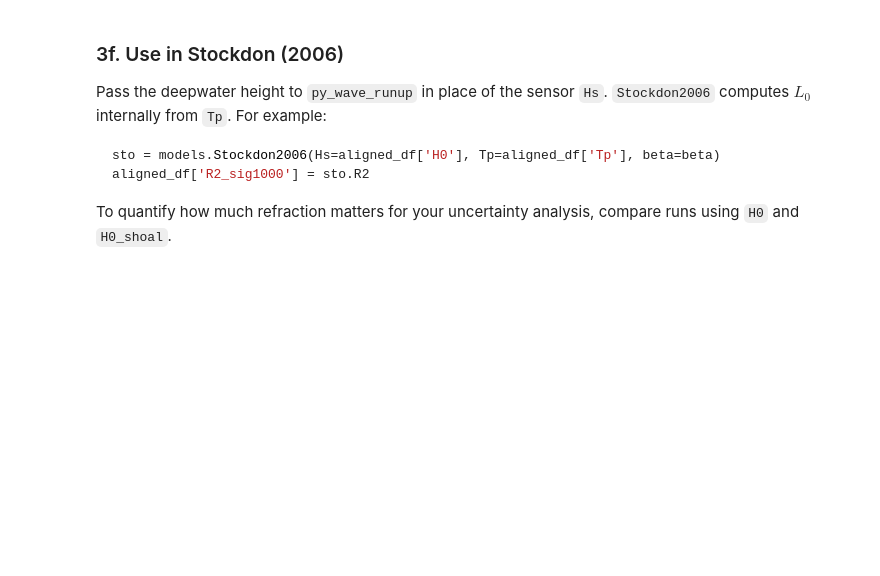
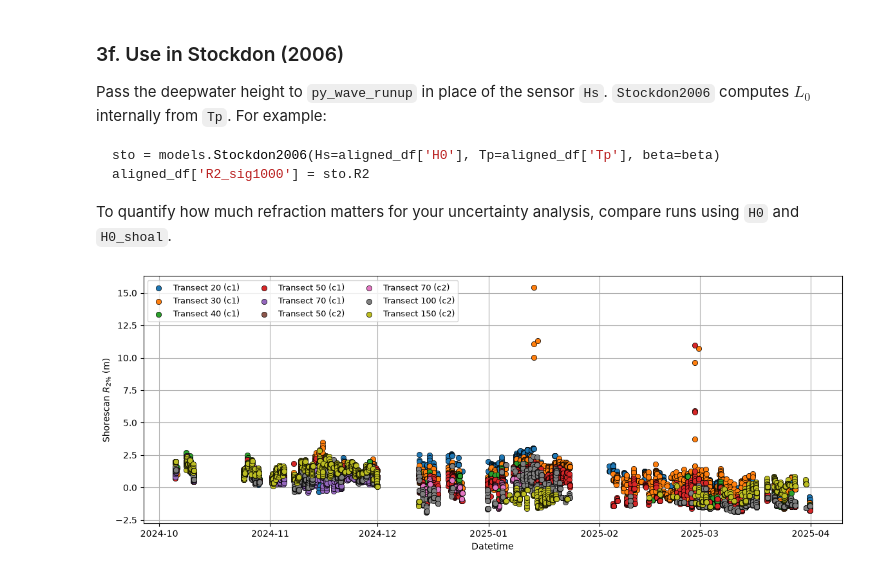
Before and after one commit to cvolpano/PUVprocessing_usgs, a Jupyter notebook: Scripts/TWL_SS_Stockdon2006_runup.ipynb, the cells around one changed output. Saved outputs shown, nothing was run; the diff lists cells and outputs as text; code cells hidden in the pictures; blank space fills up the shorter version.

```diff
--- a/Scripts/TWL_SS_Stockdon2006_runup.ipynb
+++ b/Scripts/TWL_SS_Stockdon2006_runup.ipynb
@@ -98,13 +145,3 @@ plt.show()
-# %%
-
-
-datelim = pd.to_datetime(['10-01-2024','11-30-2024'])
-datelim = datelim.tz_localize(
-    "US/Eastern",
-    ambiguous="NaT",
-    nonexistent="shift_forward"
-)
-aligned_df = aligned_df.loc[datelim[0]:datelim[1]]
 # %% [markdown]
 # 3. Reverse-shoal and un-refract Sig1000 waves to deepwater
 
@@ -318,37 +376,22 @@ aligned_df['R2_sig1000'] = sto.R2
 To quantify how much refraction matters for your uncertainty analysis, compare
 runs using `H0` and `H0_shoal`.
 # %%
-fig,ax = plt.subplots(figsize=[14,5])
-plt.grid(True,zorder=0)
-plt.scatter(aligned_df.index,aligned_df['ss_zrunup_mean'],edgecolor='k',linewidths=.5,zorder=5)
-plt.xlabel('Datetime')
-plt.ylabel('Shorescan Mean Vertical Runup \n (Burst Averaged)')
+def get_var(df, var):
+    """Return `var` from every (transect, camera) that has it; empty frame if none."""
+    if var not in df.columns.get_level_values("variable"):
+        return pd.DataFrame(index=df.index)        # nothing to plot, no crash
+    return df.xs(var, axis=1, level="variable")    # cols: (transect, camera)
 
-model_sto06 = models.Stockdon2006(Hs=aligned_df['Hs'], Tp=aligned_df['Tp'], beta=aligned_df['beta06'])
 
-model_sto06.R2     # 2.54
-model_sto06.setup  # 0.96
-model_sto06.sinc   # 2.06
-model_sto06.sig    # 1.65
+r2 = get_var(aligned_df, "ss_R2")
 
-fig, ax = plt.subplots(figsize=[10,4])
-plt.grid(True,zorder=0)
-
-plt.scatter(aligned_df.index,aligned_df['cc_ru_2pct'],edgecolor='k',linewidth=0.5,marker = '^',zorder=2,alpha=0.6,c='skyblue',label='TWL Forecast')
-plt.scatter(aligned_df.index,aligned_df['ss_ru_2pct'],marker = '.',zorder=3,alpha=0.6,c='k',label='Shorescan')
-plt.scatter(aligned_df.index,model_sto06.R2,edgecolor='k',linewidths=.5,zorder=0,alpha=0.6,c='gold',label='PUV Sensor (Stockdon 2006)')
-plt.legend(
-    loc="upper right",       # Position of legend
-    fontsize=10,            # Font size   # Legend title
-    shadow=True,            # Shadow effect
-    fancybox=True           # Rounded box
-)
-plt.xlabel('Date')
-plt.ylabel('2% Exceedence Runup (m)')
-
-fig,ax = plt.subplots(figsize=[8,8])
-plt.grid(True,zorder=0)
-plt.scatter(aligned_df['ss_zrunup_mean'],model_sto06.R2,edgecolor='k',linewidths=.5,zorder=5)
-plt.xlabel('Shorescan 2% Runup')
-plt.ylabel('Stockdon 2006 PUV Sensor Runup')
+fig, ax = plt.subplots(figsize=(14, 5))
+ax.grid(True, zorder=0)
+for (t, cam), s in r2.items():
+    ax.scatter(s.index, s, edgecolor="k", linewidths=0.5, zorder=5,
+               label=f"Transect {t} ({cam})")
+ax.set(xlabel="Datetime", ylabel="Shorescan $R_{2\\%}$ (m)")
+ax.legend(ncol=3, fontsize=9)
 plt.show()
+# %% [output]
+[figure, added]
```
Also changed, not shown: parts of 7 cells of this notebook, 59 other files.
